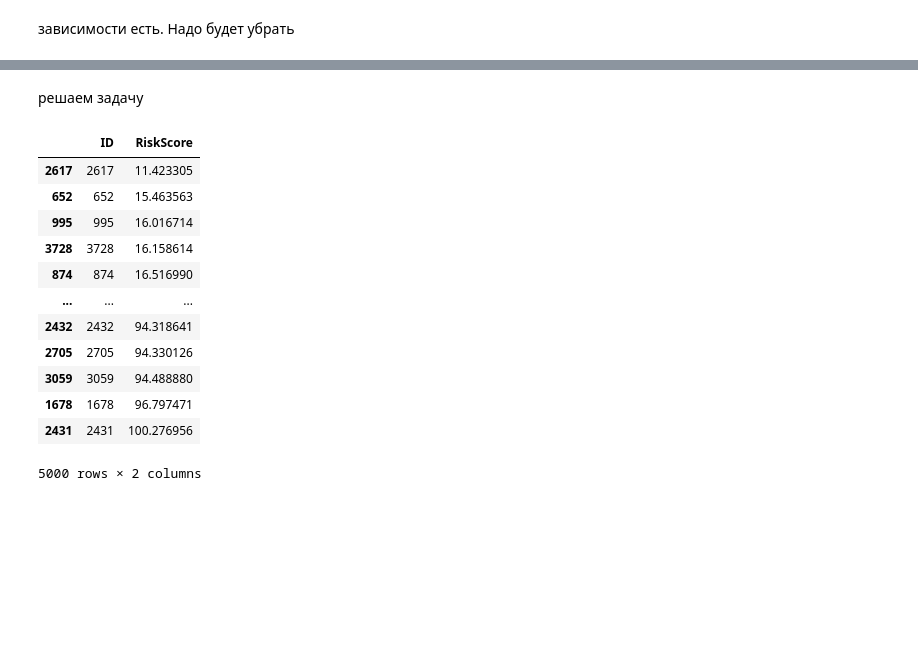
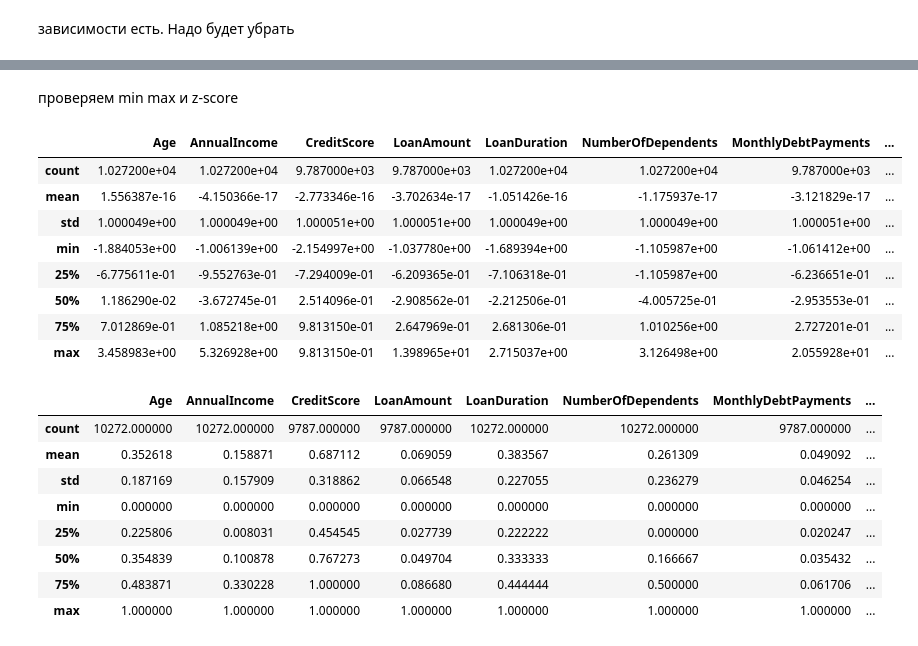
Before and after one commit to zggff/mai_ml, a Jupyter notebook: lab1.ipynb, the cells around one changed output, grey strips where cells are left out. Cells and saved outputs as stored; diff of their text form; code cells hidden in the pictures; blank space fills up the shorter version.

Commit message:
add z_score + min_max + mae

```diff
--- a/lab1.ipynb
+++ b/lab1.ipynb
@@ -266,39 +82,39 @@ alpha=27.692307692307693, w=0.6140767374162226, mse=27.0447425348076
-# %% [markdown]
-решаем задачу
-# %%
-X_full = X_eng.copy()
-X_out = pd.read_csv("./data/test.csv")
-X_out = X_out.drop(columns="ID")
-X_out = preprocess(X_out)
-
-pipe_final = pipe
-X_full = pipe_final.fit_transform(X_full, y)
-X_out = pipe_final.transform(X_out)
-
-lin = LinearRegression()
-lin.fit(X_full, y)
-
-rig = Ridge(alpha=best_alpha)
-rig.fit(X_full, y)
-
-lin_pred = lin.predict(X_out)
-rig_pred = rig.predict(X_out)
-mix_pred = best_w * lin_pred + (1.0 - best_w) * rig_pred
-
-sub = pd.DataFrame({"ID": np.arange(len(mix_pred)), "RiskScore": mix_pred})
-sub.to_csv("out.csv", index=False)
-sub.sort_values(by="RiskScore")
-# %% [output]
-|  | ID | RiskScore |
-| 2617 | 2617 | 11.423305 |
-| 652 | 652 | 15.463563 |
-| 995 | 995 | 16.016714 |
-| 3728 | 3728 | 16.158614 |
-| 874 | 874 | 16.516990 |
-| ... | ... | ... |
-| 2432 | 2432 | 94.318641 |
-| 2705 | 2705 | 94.330126 |
-| 3059 | 3059 | 94.488880 |
-| 1678 | 1678 | 96.797471 |
-| 2431 | 2431 | 100.276956 |
-5000 rows × 2 columns
+# %% [markdown]
+проверяем min max и z-score
+# %%
+dfNum = df.select_dtypes(include=np.number)
+
+def z_score_scaler(data):
+    mean = np.mean(data, axis=0)
+    std = np.std(data, axis=0)
+    return (data - mean) / (std)
+
+
+def min_max_scaler(data):
+    min_val = np.min(data, axis=0)
+    max_val = np.max(data, axis=0)
+    return (data - min_val) / (max_val - min_val)
+
+dfNum.apply(z_score_scaler).describe()
+# %% [output]
+|  | Age | AnnualIncome | CreditScore | LoanAmount | LoanDuration | NumberOfDependents | MonthlyDebtPayments | ... |
+| count | 1.027200e+04 | 1.027200e+04 | 9.787000e+03 | 9.787000e+03 | 1.027200e+04 | 1.027200e+04 | 9.787000e+03 | ... |
+| mean | 1.556387e-16 | -4.150366e-17 | -2.773346e-16 | -3.702634e-17 | -1.051426e-16 | -1.175937e-17 | -3.121829e-17 | ... |
+| std | 1.000049e+00 | 1.000049e+00 | 1.000051e+00 | 1.000051e+00 | 1.000049e+00 | 1.000049e+00 | 1.000051e+00 | ... |
+| min | -1.884053e+00 | -1.006139e+00 | -2.154997e+00 | -1.037780e+00 | -1.689394e+00 | -1.105987e+00 | -1.061412e+00 | ... |
+| 25% | -6.775611e-01 | -9.552763e-01 | -7.294009e-01 | -6.209365e-01 | -7.106318e-01 | -1.105987e+00 | -6.236651e-01 | ... |
+| 50% | 1.186290e-02 | -3.672745e-01 | 2.514096e-01 | -2.908562e-01 | -2.212506e-01 | -4.005725e-01 | -2.953553e-01 | ... |
+| 75% | 7.012869e-01 | 1.085218e+00 | 9.813150e-01 | 2.647969e-01 | 2.681306e-01 | 1.010256e+00 | 2.727201e-01 | ... |
+| max | 3.458983e+00 | 5.326928e+00 | 9.813150e-01 | 1.398965e+01 | 2.715037e+00 | 3.126498e+00 | 2.055928e+01 | ... |
+# %%
+dfNum.apply(min_max_scaler).describe()
+# %% [output]
+|  | Age | AnnualIncome | CreditScore | LoanAmount | LoanDuration | NumberOfDependents | MonthlyDebtPayments | ... |
+| count | 10272.000000 | 10272.000000 | 9787.000000 | 9787.000000 | 10272.000000 | 10272.000000 | 9787.000000 | ... |
+| mean | 0.352618 | 0.158871 | 0.687112 | 0.069059 | 0.383567 | 0.261309 | 0.049092 | ... |
+| std | 0.187169 | 0.157909 | 0.318862 | 0.066548 | 0.227055 | 0.236279 | 0.046254 | ... |
+| min | 0.000000 | 0.000000 | 0.000000 | 0.000000 | 0.000000 | 0.000000 | 0.000000 | ... |
+| 25% | 0.225806 | 0.008031 | 0.454545 | 0.027739 | 0.222222 | 0.000000 | 0.020247 | ... |
+| 50% | 0.354839 | 0.100878 | 0.767273 | 0.049704 | 0.333333 | 0.166667 | 0.035432 | ... |
+| 75% | 0.483871 | 0.330228 | 1.000000 | 0.086680 | 0.444444 | 0.500000 | 0.061706 | ... |
+| max | 1.000000 | 1.000000 | 1.000000 | 1.000000 | 1.000000 | 1.000000 | 1.000000 | ... |
```
Also changed, not shown: parts of 17 cells of this notebook, 1 other file.
